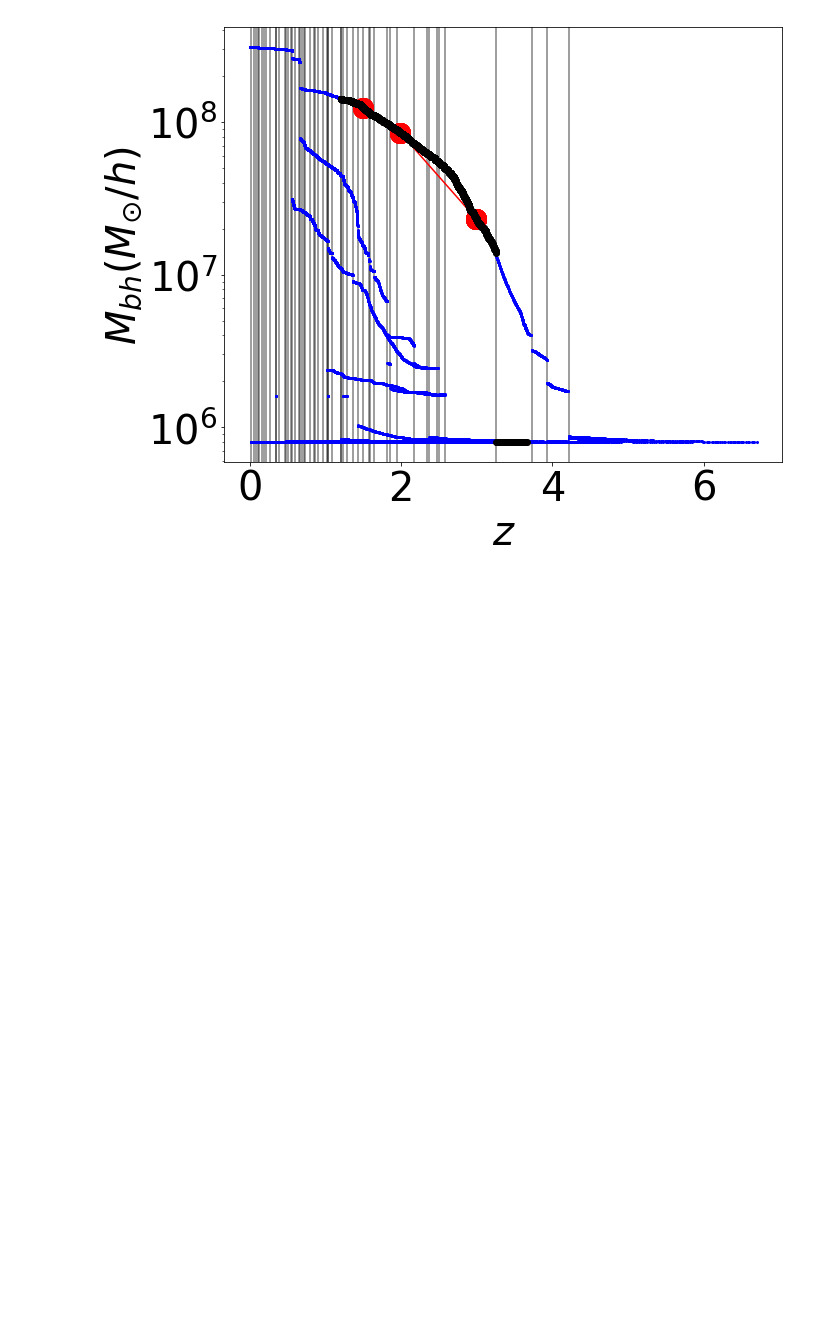
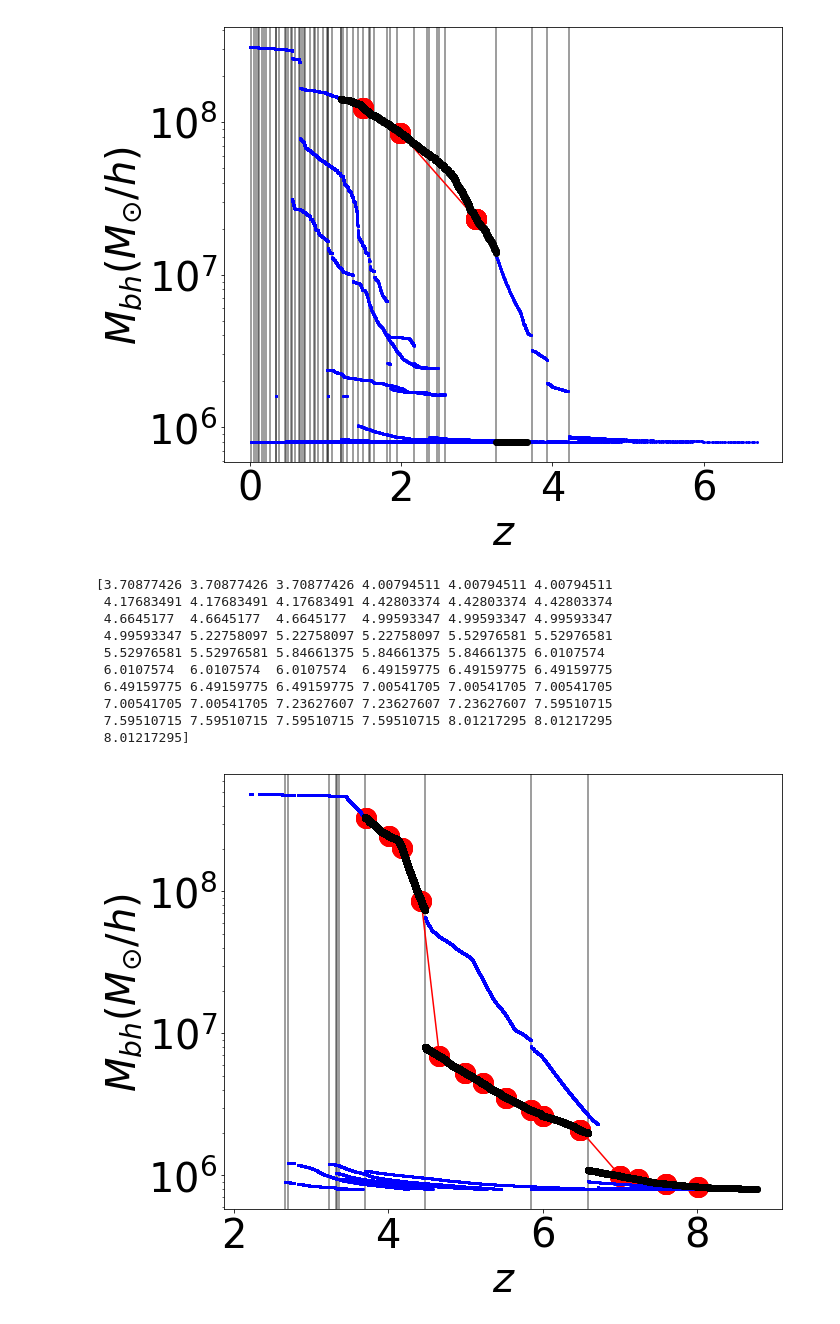
Before and after one commit to akbhowmi/arepo_package, a Jupyter notebook: Blackhole_histories.ipynb, the cells around one changed output. Drawn from its saved outputs; the diff is of its cells as text; code cells hidden in the pictures; blank space fills up the shorter version.

Commit message:
updated make_image

```diff
--- a/Blackhole_histories.ipynb
+++ b/Blackhole_histories.ipynb
@@ -152,3 +157,51 @@ make_image(desired_id)
  2.98918422 2.98918422 2.98918422 2.98918422 2.98918422 2.98918422
  2.98918422 2.98918422 2.98918422 2.98918422]
 [figure]
+# %%
+def make_image_2(desired_id):
+    BH_ids_for_id,scale_factors_for_id,BH_masses_for_id,BH_mdots_for_id,rhos_for_id,sound_speeds_for_id,merging_times,bhmass_history,z_history=numpy.load('/home/aklantbhowmick/particle_histories/L75n1820TNGparticle_history_data_%d.npy'%desired_id,allow_pickle=True)
+
+    #z_latest=0
+    #z_earliest=8
+    #z_no_of_bins=100
+    #p_type=5
+    #p_id_to_be_tracked=desired_id
+    #desired_property='BH_Mass'
+
+
+    redshifts_for_id=1./scale_factors_for_id-1
+    f,ax=plt.subplots(1,1,figsize=(10,8))
+
+    for times in merging_times:
+        ax.axvline(1./times-1,color='black',alpha=0.5)
+
+    ax.errorbar(redshifts_for_id,BH_masses_for_id*1e10,marker='o',linestyle=' ',color='blue',ms=2)
+    extract_main=desired_id==BH_ids_for_id
+    ax.errorbar(redshifts_for_id[extract_main],BH_masses_for_id[extract_main]*1e10,marker='o',linestyle=' ',color='black')
+
+    ax.plot(z_history,bhmass_history*1e10,marker='o',color='red',ms=20)
+
+    print(z_history)
+
+
+
+    ax.set_xlabel('$z$',fontsize=40)
+
+    ax.set_ylabel('$M_{bh}(M_{\odot}/h)$',fontsize=40)
+
+    ax.set_yscale('log')
+    ax.tick_params(labelsize=40)
+# %%
+make_image_2(106060375836)
+# %% [output]
+[3.70877426 3.70877426 3.70877426 4.00794511 4.00794511 4.00794511
+ 4.17683491 4.17683491 4.17683491 4.42803374 4.42803374 4.42803374
+ 4.6645177  4.6645177  4.6645177  4.99593347 4.99593347 4.99593347
+ 4.99593347 5.22758097 5.22758097 5.22758097 5.52976581 5.52976581
+ 5.52976581 5.52976581 5.84661375 5.84661375 5.84661375 6.0107574
+ 6.0107574  6.0107574  6.0107574  6.49159775 6.49159775 6.49159775
+ 6.49159775 6.49159775 6.49159775 7.00541705 7.00541705 7.00541705
+ 7.00541705 7.00541705 7.23627607 7.23627607 7.23627607 7.59510715
+ 7.59510715 7.59510715 7.59510715 7.59510715 8.01217295 8.01217295
+ 8.01217295]
+[figure, added]
```
Also changed, not shown: parts of 4 cells of this notebook, 5 other files.
